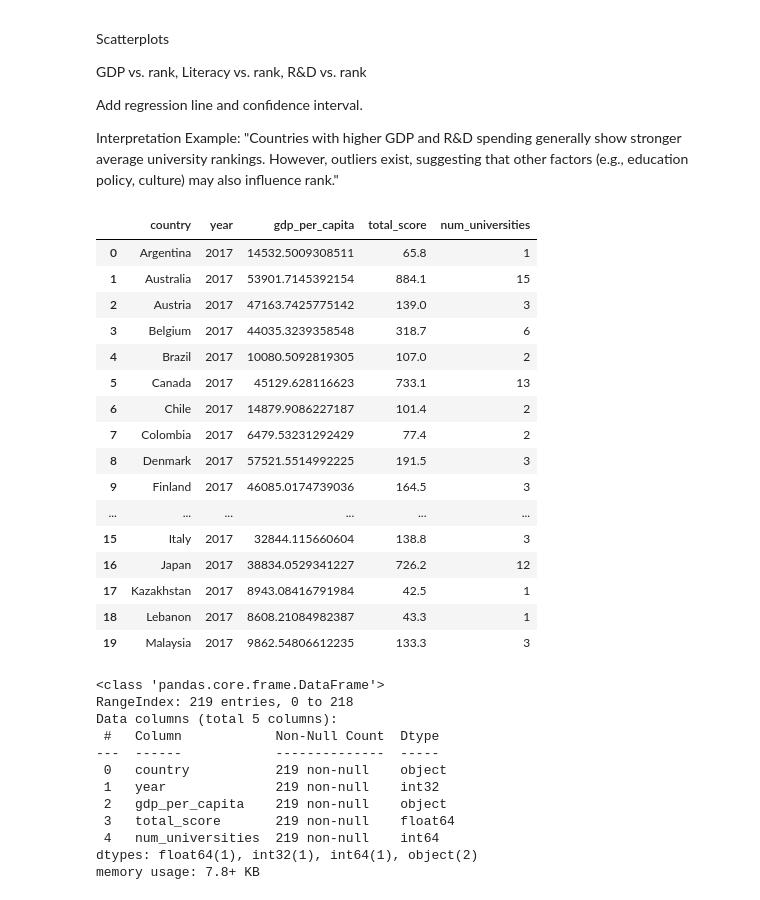
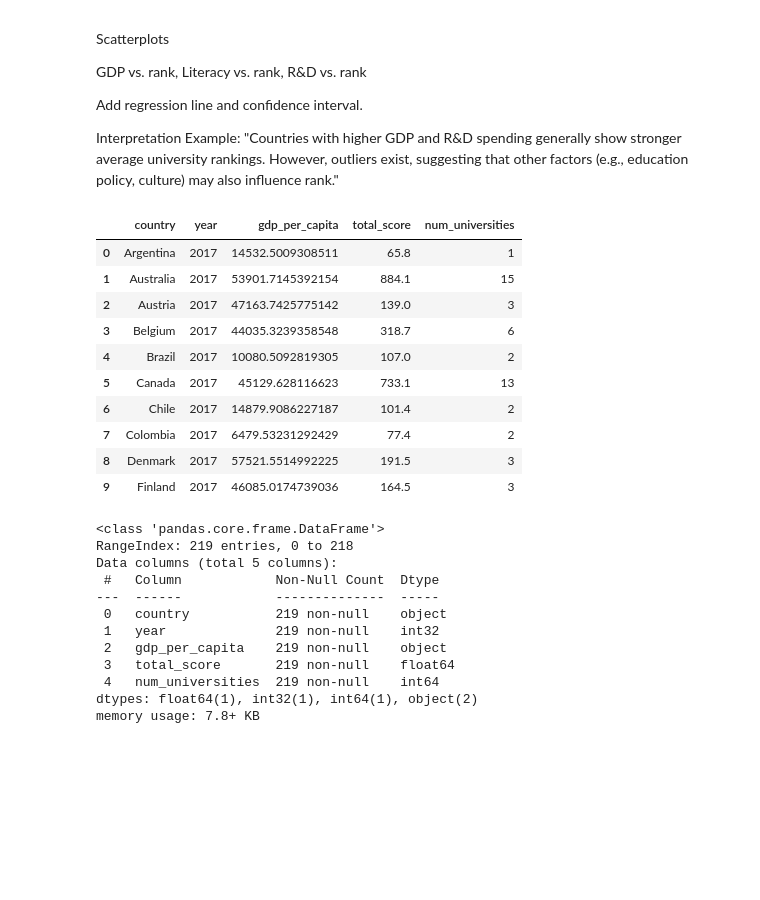
Before and after one commit to i11g/Data-Science-Project, a Jupyter notebook: Data.ipynb, the cells around one changed output. Saved outputs shown, nothing was run; the diff lists cells and outputs as text; code cells hidden in the pictures; blank space fills up the shorter version.

```diff
--- a/Data.ipynb
+++ b/Data.ipynb
@@ -1254,27 +1212,21 @@ Interpretation Example:
 # %%
 # Merge GDP with ranking stats
 merged_df = pd.merge(gdp_long, agg_data, on=["country", "year"])
 
 # Final columns: country, year, gdp_per_capita, score, university_count
-merged_df.head(20)
+merged_df.head(10)
 # %% [output]
 |  | country | year | gdp_per_capita | total_score | num_universities |
 | 0 | Argentina | 2017 | 14532.5009308511 | 65.8 | 1 |
 | 1 | Australia | 2017 | 53901.7145392154 | 884.1 | 15 |
 | 2 | Austria | 2017 | 47163.7425775142 | 139.0 | 3 |
 | 3 | Belgium | 2017 | 44035.3239358548 | 318.7 | 6 |
 | 4 | Brazil | 2017 | 10080.5092819305 | 107.0 | 2 |
 | 5 | Canada | 2017 | 45129.628116623 | 733.1 | 13 |
 | 6 | Chile | 2017 | 14879.9086227187 | 101.4 | 2 |
 | 7 | Colombia | 2017 | 6479.53231292429 | 77.4 | 2 |
 | 8 | Denmark | 2017 | 57521.5514992225 | 191.5 | 3 |
 | 9 | Finland | 2017 | 46085.0174739036 | 164.5 | 3 |
-| ... | ... | ... | ... | ... | ... |
-| 15 | Italy | 2017 | 32844.115660604 | 138.8 | 3 |
-| 16 | Japan | 2017 | 38834.0529341227 | 726.2 | 12 |
-| 17 | Kazakhstan | 2017 | 8943.08416791984 | 42.5 | 1 |
-| 18 | Lebanon | 2017 | 8608.21084982387 | 43.3 | 1 |
-| 19 | Malaysia | 2017 | 9862.54806612235 | 133.3 | 3 |
 # %%
 merged_df.info()
 # %% [output]
```
Also changed, not shown: parts of 66 cells of this notebook, 6 other files.
